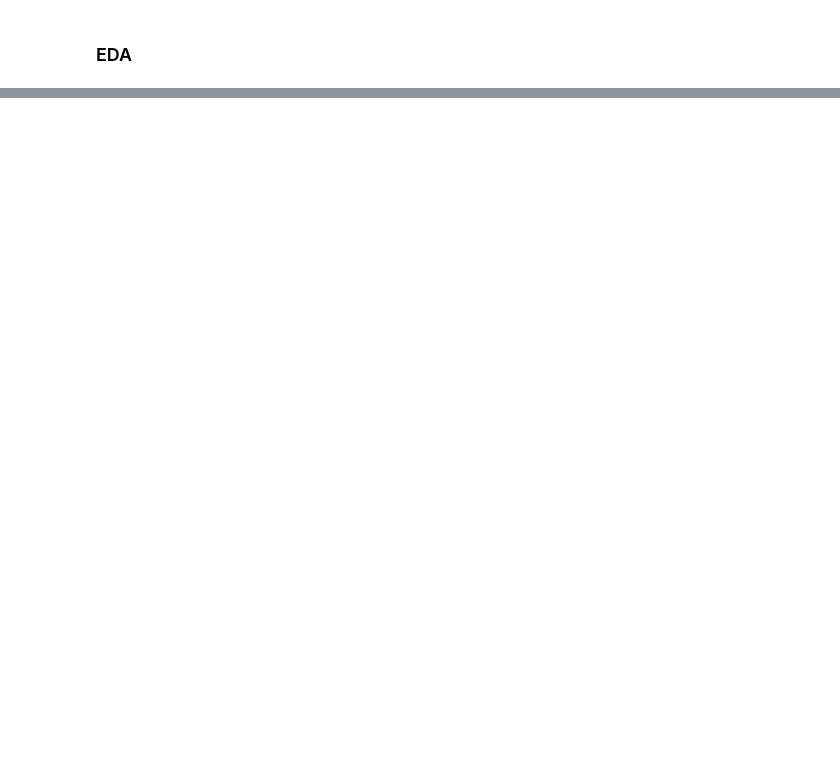
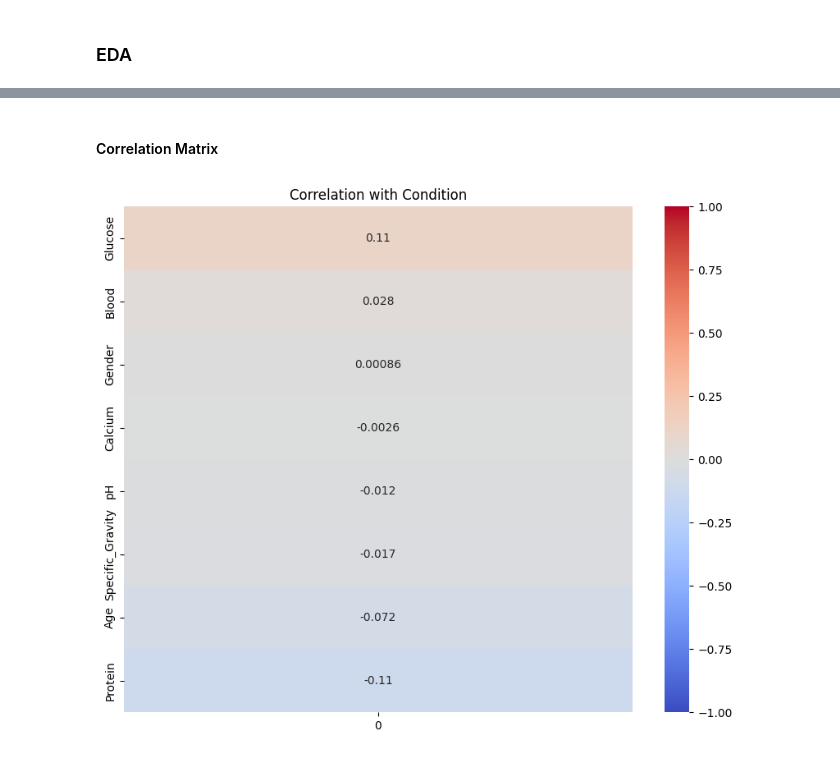
Before and after one commit to itamarKraitman/Olive_Diagnostic, a Jupyter notebook: Question_1.ipynb, the cells around one changed output, grey strips where cells are left out. Cells and saved outputs as stored; diff of their text form; code cells hidden in the pictures; blank space fills up the shorter version.

```diff
--- a/Question_1.ipynb
+++ b/Question_1.ipynb
@@ -268,0 +334,25 @@ plt.show()
+# %% [markdown]
+#### Correlation Matrix
+# %%
+def plot_correlation_matrix(
+    data : pd.DataFrame,
+    features : list = features,
+    label : str = label
+    ):
+  """
+  Plot a correlation matrix for the specified features.
+
+  Parameters:
+  - data (pd.DataFrame): The input DataFrame containing patient urine analysis results and labels.
+  - features (list): List of feature names to include in the correlation matrix.
+  """
+  correlations = data[features].corrwith(data[label]).sort_values(ascending=False)
+
+  plt.figure(figsize=(10, 8))
+  sns.heatmap(correlations.to_frame(), annot=True, cmap='coolwarm', vmin=-1, vmax=1)
+  plt.title(f'Correlation with {label}')
+  plt.show()
+# %%
+plot_correlation_matrix(raw_data)
+# %% [output]
+[figure, added]
```
Also changed, not shown: parts of 31 cells of this notebook.
